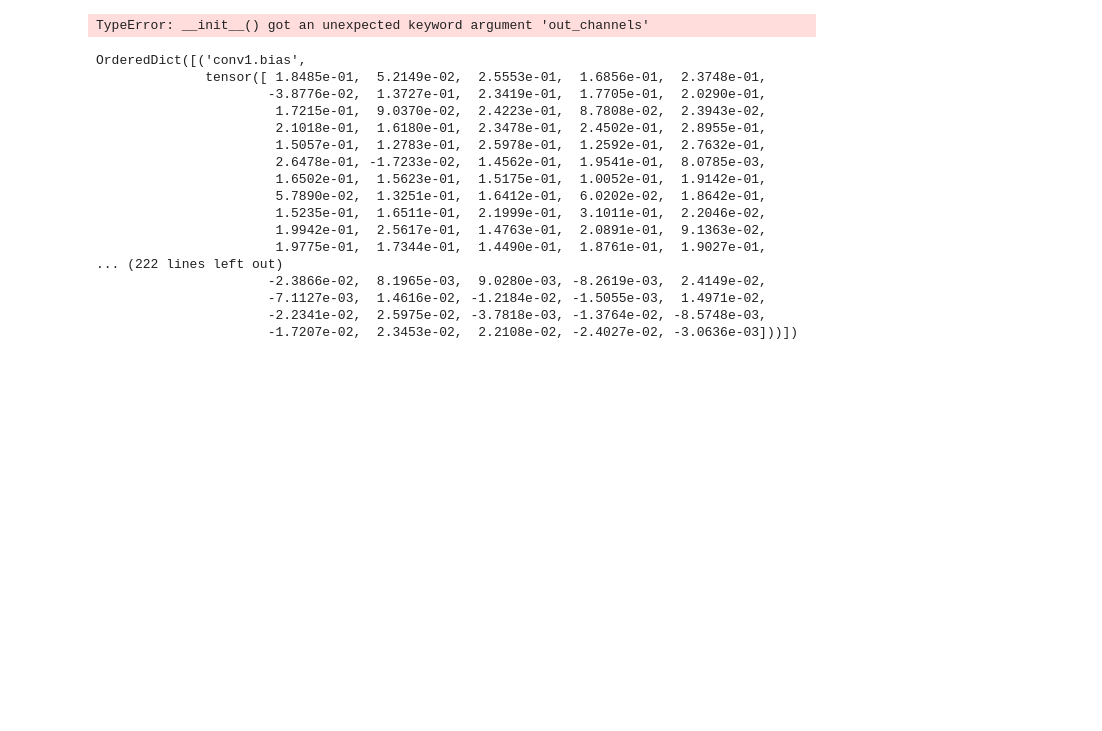
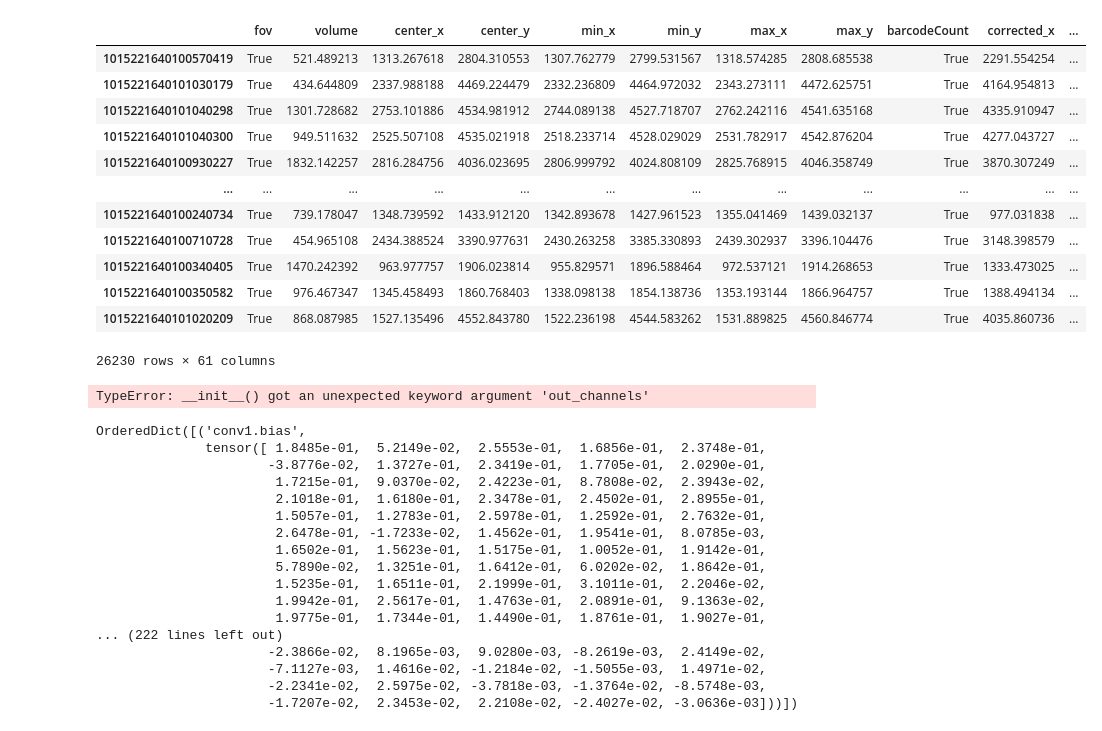
Before and after one commit to theislab/spatial_atlas_ssl, a Jupyter notebook: notebooks/downstream_test.ipynb, the cells around one changed output. Saved outputs shown, nothing was run; the diff lists cells and outputs as text; code cells hidden in the pictures; blank space fills up the shorter version.

```diff
--- a/notebooks/downstream_test.ipynb
+++ b/notebooks/downstream_test.ipynb
@@ -3,7 +3,7 @@ import matplotlib.pyplot as plt
 import torch
 import spatialSSL
 
-file_path = "../example_files/img_119670929_1199650932.h5ad"
+file_path = "../example_files/img_1199670929.h5ad"
 
 # Create the dataloader
 dataset_constructor = spatialSSL.Dataloader.EgoNetDatasetConstructor(file_path=file_path, image_col="section",
@@ -14,8 +14,8 @@ dataset_constructor = spatialSSL.Dataloader.EgoNetDatasetConstructor(file_path=f
 dataset_constructor.load_data()
 
 # Construct the graph
-#dataset = dataset_constructor.construct_graph()
-dataset = torch.load("../dataset/dataset2.pt")
+dataset = dataset_constructor.construct_graph(True)
+#dataset = torch.load("../dataset/dataset2.pt")
 
 total_cells = len(dataset_constructor.adata)
 print(len(dataset), "of", total_cells)
@@ -35,3 +151,19 @@ print(len(dataset), "of", total_cells)
+# %%
+dataset_constructor.adata.obs
+# %% [output]
+|  | fov | volume | center_x | center_y | min_x | min_y | max_x | max_y | barcodeCount | corrected_x | ... |
+| 1015221640100570419 | True | 521.489213 | 1313.267618 | 2804.310553 | 1307.762779 | 2799.531567 | 1318.574285 | 2808.685538 | True | 2291.554254 | ... |
+| 1015221640101030179 | True | 434.644809 | 2337.988188 | 4469.224479 | 2332.236809 | 4464.972032 | 2343.273111 | 4472.625751 | True | 4164.954813 | ... |
+| 1015221640101040298 | True | 1301.728682 | 2753.101886 | 4534.981912 | 2744.089138 | 4527.718707 | 2762.242116 | 4541.635168 | True | 4335.910947 | ... |
+| 1015221640101040300 | True | 949.511632 | 2525.507108 | 4535.021918 | 2518.233714 | 4528.029029 | 2531.782917 | 4542.876204 | True | 4277.043727 | ... |
+| 1015221640100930227 | True | 1832.142257 | 2816.284756 | 4036.023695 | 2806.999792 | 4024.808109 | 2825.768915 | 4046.358749 | True | 3870.307249 | ... |
+| ... | ... | ... | ... | ... | ... | ... | ... | ... | ... | ... | ... |
+| 1015221640100240734 | True | 739.178047 | 1348.739592 | 1433.912120 | 1342.893678 | 1427.961523 | 1355.041469 | 1439.032137 | True | 977.031838 | ... |
+| 1015221640100710728 | True | 454.965108 | 2434.388524 | 3390.977631 | 2430.263258 | 3385.330893 | 2439.302937 | 3396.104476 | True | 3148.398579 | ... |
+| 1015221640100340405 | True | 1470.242392 | 963.977757 | 1906.023814 | 955.829571 | 1896.588464 | 972.537121 | 1914.268653 | True | 1333.473025 | ... |
+| 1015221640100350582 | True | 976.467347 | 1345.458493 | 1860.768403 | 1338.098138 | 1854.138736 | 1353.193144 | 1866.964757 | True | 1388.494134 | ... |
+| 1015221640101020209 | True | 868.087985 | 1527.135496 | 4552.843780 | 1522.236198 | 4544.583262 | 1531.889825 | 4560.846774 | True | 4035.860736 | ... |
+26230 rows × 61 columns
 # %%
 def train_one_epoch(model, optimizer, data_loader, device, training=True):
     model.train(training)
```
Also changed, not shown: parts of 10 cells of this notebook, 4 other files.
